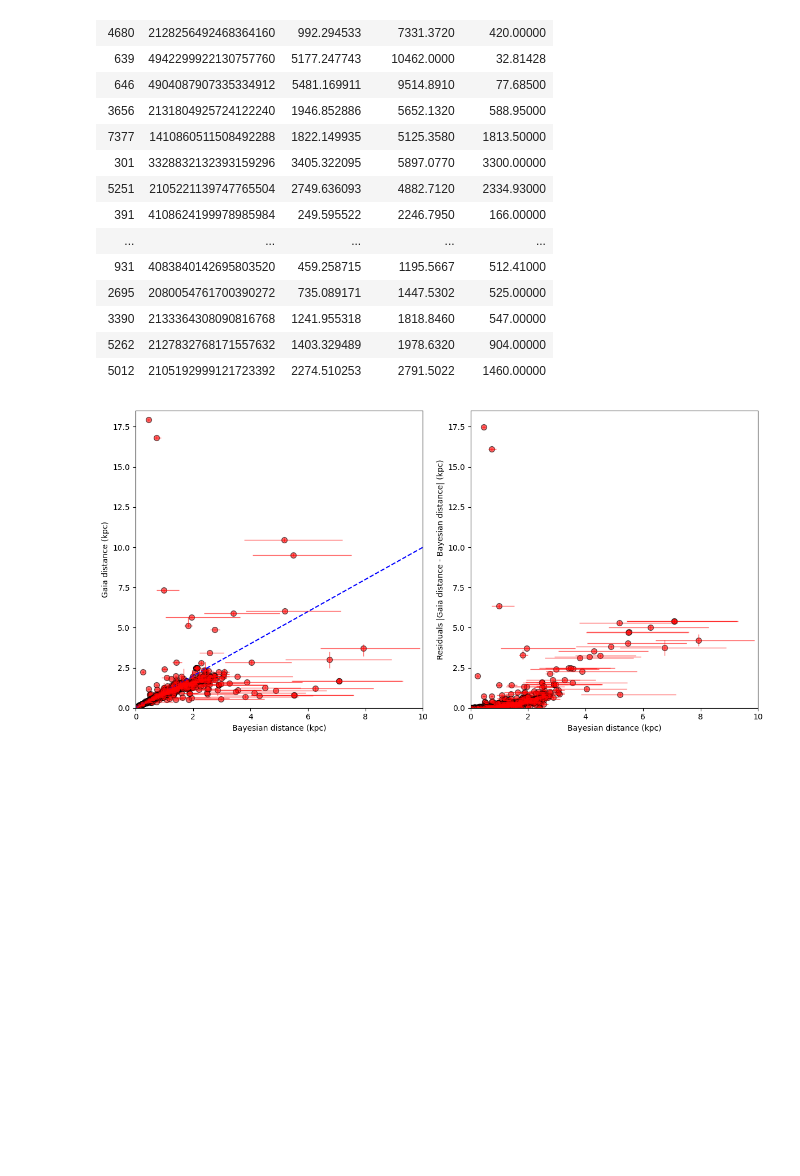
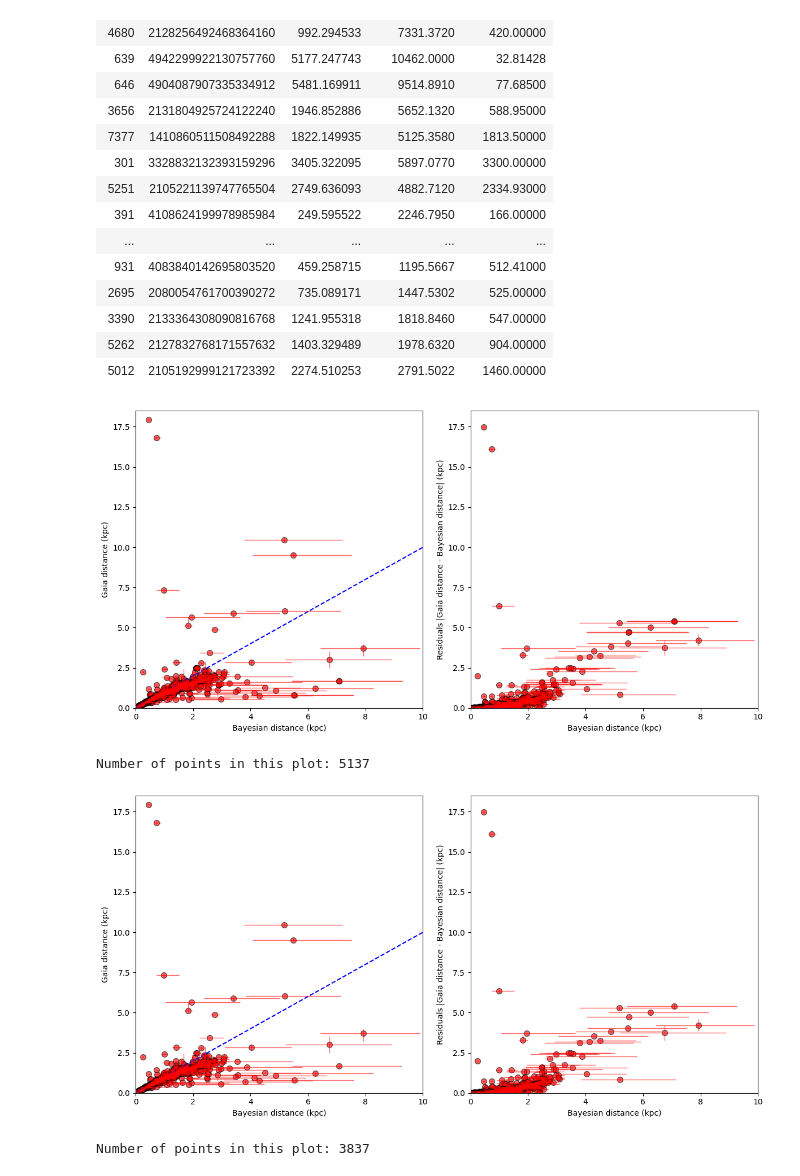
Before and after one commit to juanjogd/Garcia-Delgado_2025_Do_stars_with_exoplanets_migrate, a Jupyter notebook: N6.2 - Bayesian and Gaia distances comparison.ipynb, the cells around one changed output. Drawn from its saved outputs; the diff is of its cells as text; code cells hidden in the pictures; blank space fills up the shorter version.

```diff
--- a/N6.2 - Bayesian and Gaia distances comparison.ipynb
+++ b/N6.2 - Bayesian and Gaia distances comparison.ipynb
@@ -210,5 +209,64 @@ plt.xlim([0, 10])
 plt.ylim([0, 18.5])
 plt.tight_layout()
 plt.show()
+
+print(f"Number of points in this plot: {len(filtered_catalogue)}")
 # %% [output]
 [figure]
+Number of points in this plot: 5137
+# %%
+# Convert columns to numeric, ensuring that errors are coerced to NaN
+catalogue['gaia_distance'] = pd.to_numeric(catalogue['gaia_distance'], errors='coerce')
+catalogue['distance_50'] = pd.to_numeric(catalogue['distance_50.'], errors='coerce')
+catalogue['distance_16'] = pd.to_numeric(catalogue['distance_16.'], errors='coerce')
+catalogue['distance_84'] = pd.to_numeric(catalogue['distance_84.'], errors='coerce')
+catalogue['gaia_distance_lower'] = pd.to_numeric(catalogue['gaia_distance_lower'], errors='coerce')
+catalogue['gaia_distance_upper'] = pd.to_numeric(catalogue['gaia_distance_upper'], errors='coerce')
+
+# Remove duplicates based on source_id to avoid representing the same point multiple times
+filtered_catalogue = catalogue.dropna(subset=['gaia_distance', 'distance_50.', 'distance_16.', 'distance_84.', 'gaia_distance_lower', 'gaia_distance_upper'])
+filtered_catalogue = filtered_catalogue.drop_duplicates(subset=['source_id'])
+
+# Prepare variables for plotting
+x = filtered_catalogue['distance_50.'] / 1000
+y = filtered_catalogue['gaia_distance'] / 1000
+xerr_lower = (filtered_catalogue['distance_50.'] - filtered_catalogue['distance_16.']) / 1000
+xerr_upper = (filtered_catalogue['distance_84.'] - filtered_catalogue['distance_50.']) / 1000
+yerr_lower = (filtered_catalogue['gaia_distance'] - filtered_catalogue['gaia_distance_lower']) / 1000
+yerr_upper = (filtered_catalogue['gaia_distance_upper'] - filtered_catalogue['gaia_distance']) / 1000
+
+# Plot for Bayesian distance vs Gaia distance
+plt.figure(figsize=(12, 6))
+plt.subplot(1, 2, 1)
+plt.plot([0, 18.5], [0, 18.5], color='blue', linestyle='dashed', label="y = x")
+plt.errorbar(x, y, xerr=[xerr_lower, xerr_upper], yerr=[yerr_lower, yerr_upper], fmt='none', color='red', ecolor='red', elinewidth=1, alpha=0.6)
+plt.scatter(x, y, color='red', edgecolors='black', alpha=0.6, s=50, label="Exoplanets")
+plt.xlabel('Bayesian distance (kpc)')
+plt.ylabel('Gaia distance (kpc)')
+plt.xlim([0, 10])
+plt.ylim([0, 18.5])
+
+# Prepare variables for residuals plot
+x = filtered_catalogue['distance_50.'] / 1000
+y = abs(filtered_catalogue['gaia_distance'] - filtered_catalogue['distance_50.']) / 1000
+xerr_lower = (filtered_catalogue['distance_50.'] - filtered_catalogue['distance_16.']) / 1000
+xerr_upper = (filtered_catalogue['distance_84.'] - filtered_catalogue['distance_50.']) / 1000
+yerr = (filtered_catalogue['gaia_distance_upper'] - filtered_catalogue['gaia_distance_lower']) / 2000
+
+# Plot for residuals (difference between Gaia and Bayesian distances)
+plt.subplot(1, 2, 2)
+plt.errorbar(x, y, xerr=[xerr_lower, xerr_upper], yerr=yerr, fmt='none', color='red', ecolor='red', elinewidth=1, alpha=0.6)
+plt.scatter(x, y, color='red', edgecolors='black', alpha=0.6, s=50, label="Exoplanets")
+plt.xlabel('Bayesian distance (kpc)')
+plt.ylabel('Residuals |Gaia distance - Bayesian distance| (kpc)')
+plt.xlim([0, 10])
+plt.ylim([0, 18.5])
+
+# Show the plot
+plt.tight_layout()
+plt.show()
+
+print(f"Number of points in this plot: {len(filtered_catalogue)}")
+# %% [output]
+[figure, added]
+Number of points in this plot: 3837
```
Also changed, not shown: parts of 1 cell of this notebook, 1 other file.
